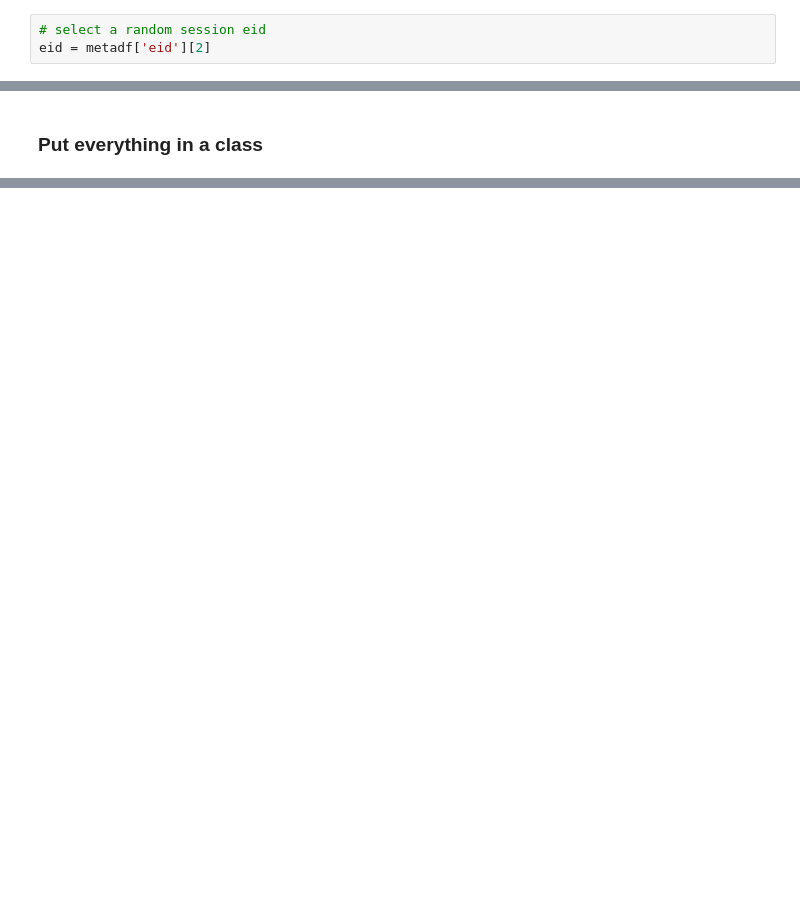
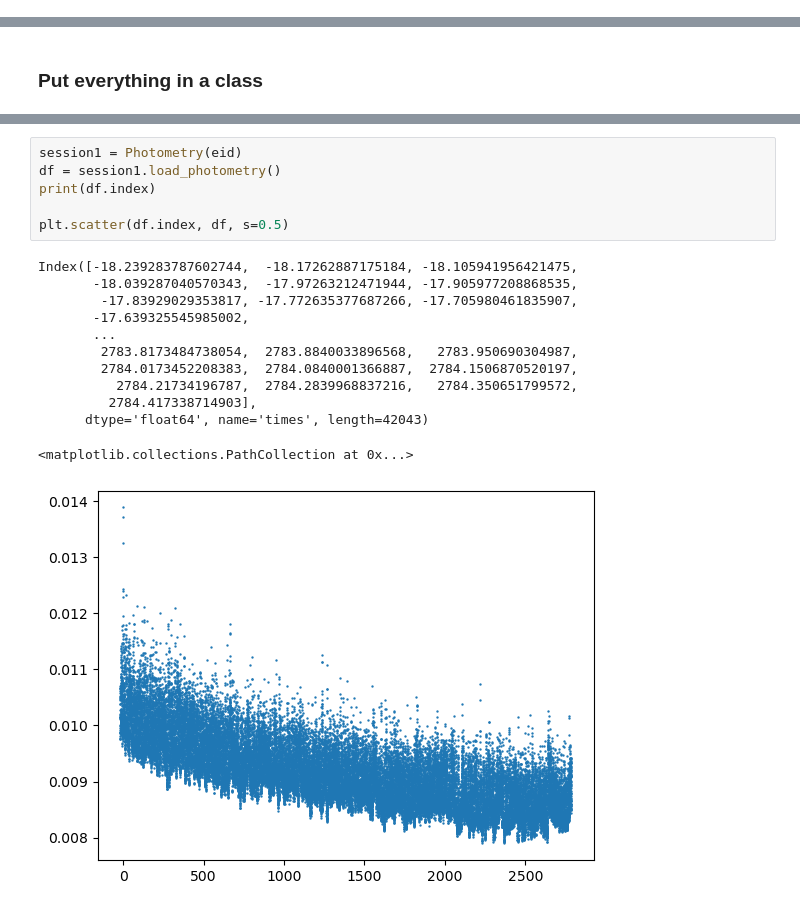
Before and after one commit to davcrom/ibl_neuromodulators, a Jupyter notebook: 02_serotonin_rpe.ipynb, the cells around one changed output, grey strips where cells are left out. Drawn from its saved outputs; the diff is of its cells as text; blank space fills up the shorter version.

```diff
--- a/02_serotonin_rpe.ipynb
+++ b/02_serotonin_rpe.ipynb
@@ -531,3 +524,0 @@ one = ONE(mode='remote')
-# %%
-# select a random session eid
-eid = metadf['eid'][2]
@@ -802,0 +876,19 @@ session1.plot_psth_by_contrast_level('firstMovement_times', side='right', contra
+# %%
+session1 = Photometry(eid)
+df = session1.load_photometry()
+print(df.index)
+
+plt.scatter(df.index, df, s=0.5)
+# %% [output]
+Index([-18.239283787602744,  -18.17262887175184, -18.105941956421475,
+       -18.039287040570343,  -17.97263212471944, -17.905977208868535,
+        -17.83929029353817, -17.772635377687266, -17.705980461835907,
+       -17.639325545985002,
+       ...
+        2783.8173484738054,  2783.8840033896568,   2783.950690304987,
+        2784.0173452208383,  2784.0840001366887,  2784.1506870520197,
+          2784.21734196787,  2784.2839968837216,   2784.350651799572,
+         2784.417338714903],
+      dtype='float64', name='times', length=42043)
+<matplotlib.collections.PathCollection at 0x...>
+[figure, added]
```
Also changed, not shown: parts of 11 cells of this notebook.
